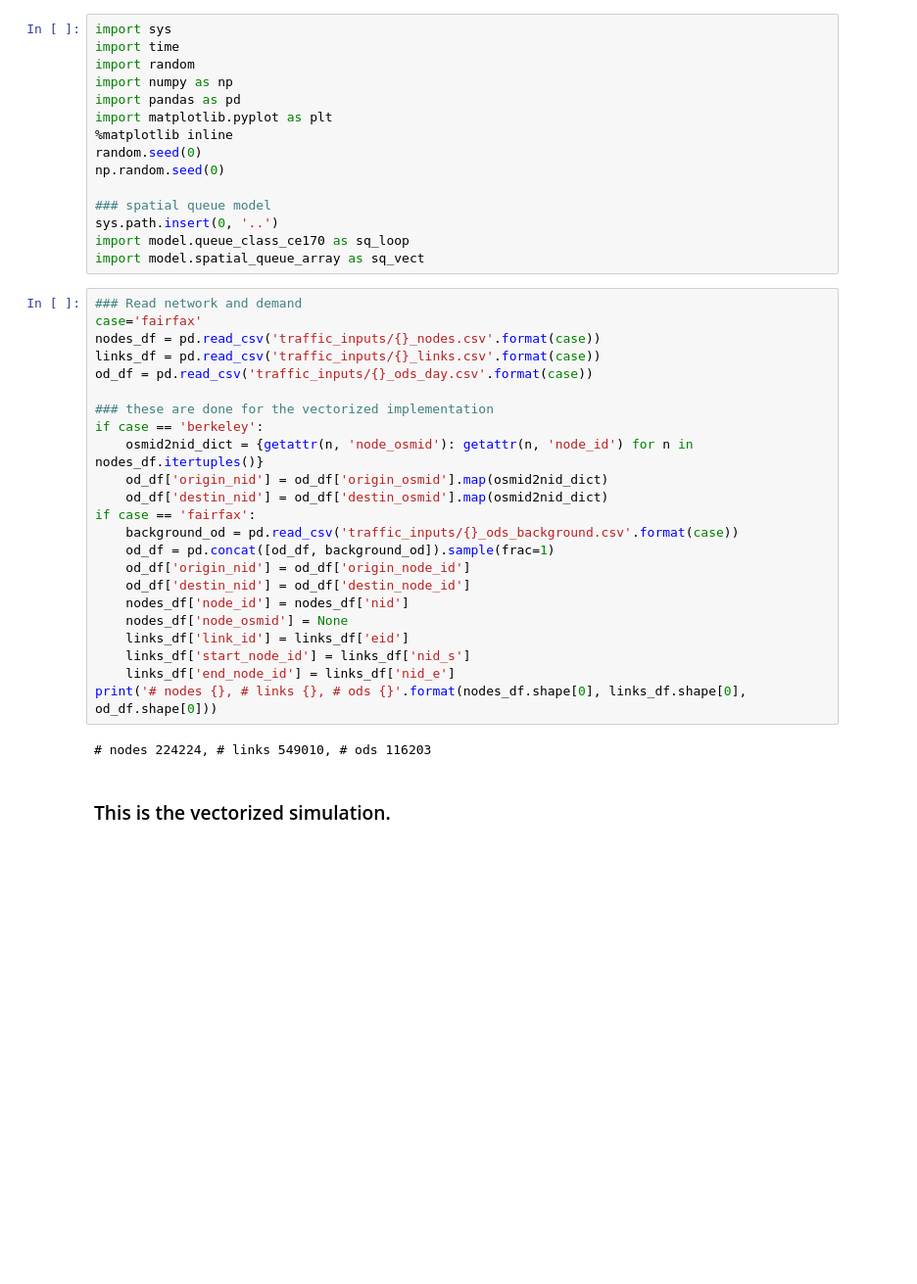
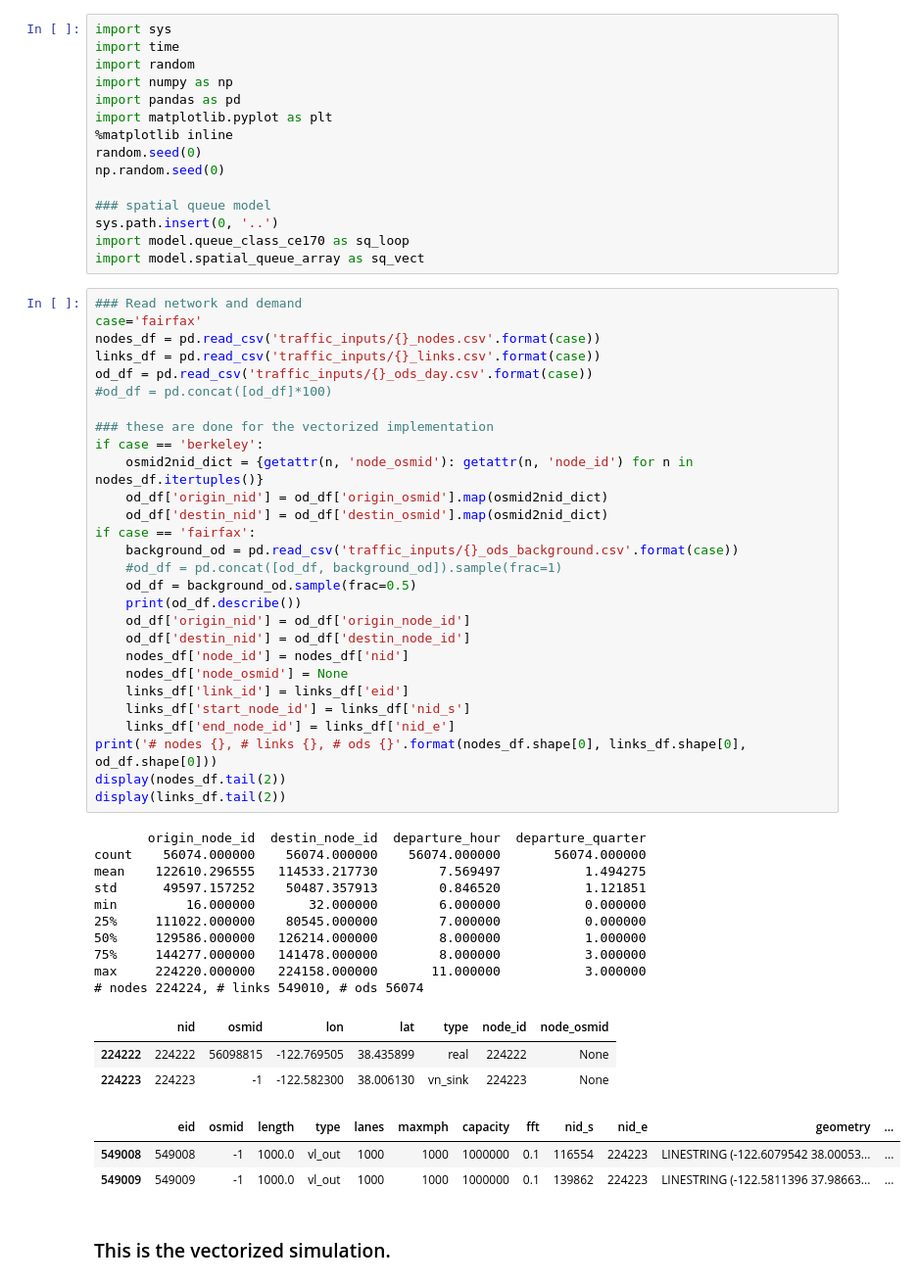
Before and after one commit to cb-cities/spatial_queue, a Jupyter notebook: benchmark/benchmark.ipynb, the cells around one changed output. Shown at 98% size. Cells and saved outputs as stored; diff of their text form; blank space fills up the shorter version.

```diff
--- a/benchmark/benchmark.ipynb
+++ b/benchmark/benchmark.ipynb
@@ -22,28 +22,48 @@ import model.spatial_queue_array as sq_vect
 # %%
 ### Read network and demand
 case='fairfax'
 nodes_df = pd.read_csv('traffic_inputs/{}_nodes.csv'.format(case))
 links_df = pd.read_csv('traffic_inputs/{}_links.csv'.format(case))
 od_df = pd.read_csv('traffic_inputs/{}_ods_day.csv'.format(case))
+#od_df = pd.concat([od_df]*100)
 
 ### these are done for the vectorized implementation
 if case == 'berkeley':
     osmid2nid_dict = {getattr(n, 'node_osmid'): getattr(n, 'node_id') for n in nodes_df.itertuples()}
     od_df['origin_nid'] = od_df['origin_osmid'].map(osmid2nid_dict)
     od_df['destin_nid'] = od_df['destin_osmid'].map(osmid2nid_dict)
 if case == 'fairfax':
     background_od = pd.read_csv('traffic_inputs/{}_ods_background.csv'.format(case))
-    od_df = pd.concat([od_df, background_od]).sample(frac=1)
+    #od_df = pd.concat([od_df, background_od]).sample(frac=1)
+    od_df = background_od.sample(frac=0.5)
+    print(od_df.describe())
     od_df['origin_nid'] = od_df['origin_node_id']
     od_df['destin_nid'] = od_df['destin_node_id']
     nodes_df['node_id'] = nodes_df['nid']
     nodes_df['node_osmid'] = None
     links_df['link_id'] = links_df['eid']
     links_df['start_node_id'] = links_df['nid_s']
     links_df['end_node_id'] = links_df['nid_e']
 print('# nodes {}, # links {}, # ods {}'.format(nodes_df.shape[0], links_df.shape[0], od_df.shape[0]))
+display(nodes_df.tail(2))
+display(links_df.tail(2))
 # %% [output]
-# nodes 224224, # links 549010, # ods 116203
+       origin_node_id  destin_node_id  departure_hour  departure_quarter
+count    56074.000000    56074.000000    56074.000000       56074.000000
+mean    122610.296555   114533.217730        7.569497           1.494275
+std      49597.157252    50487.357913        0.846520           1.121851
+min         16.000000       32.000000        6.000000           0.000000
+25%     111022.000000    80545.000000        7.000000           0.000000
+50%     129586.000000   126214.000000        8.000000           1.000000
+75%     144277.000000   141478.000000        8.000000           3.000000
+max     224220.000000   224158.000000       11.000000           3.000000
+# nodes 224224, # links 549010, # ods 56074
+|  | nid | osmid | lon | lat | type | node_id | node_osmid |
+| 224222 | 224222 | 56098815 | -122.769505 | 38.435899 | real | 224222 | None |
+| 224223 | 224223 | -1 | -122.582300 | 38.006130 | vn_sink | 224223 | None |
+|  | eid | osmid | length | type | lanes | maxmph | capacity | fft | nid_s | nid_e | geometry | ... |
+| 549008 | 549008 | -1 | 1000.0 | vl_out | 1000 | 1000 | 1000000 | 0.1 | 116554 | 224223 | LINESTRING (-122.6079542 38.00053... | ... |
+| 549009 | 549009 | -1 | 1000.0 | vl_out | 1000 | 1000 | 1000000 | 0.1 | 139862 | 224223 | LINESTRING (-122.5811396 37.98663... | ... |
 # %% [markdown]
 ### This is the vectorized simulation.
 # %%
```
Also changed, not shown: parts of 2 cells of this notebook, 1 other file.
